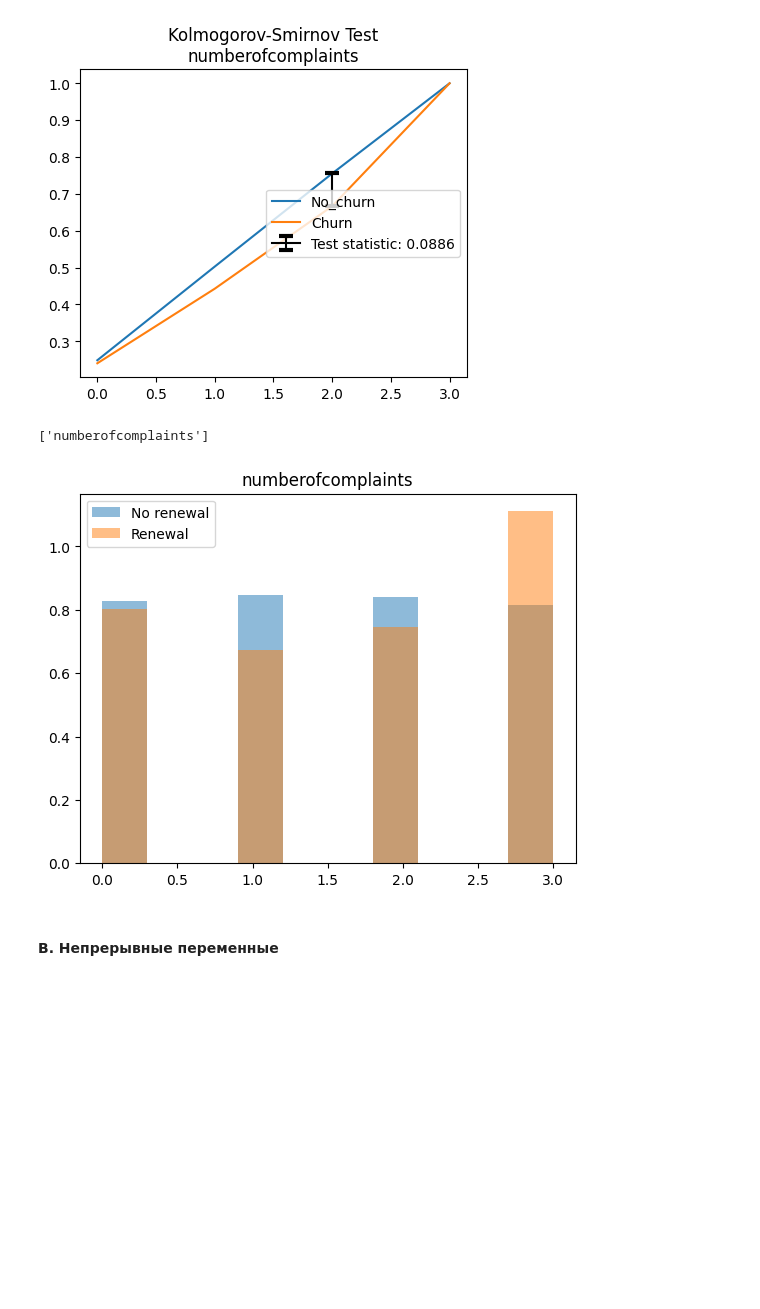
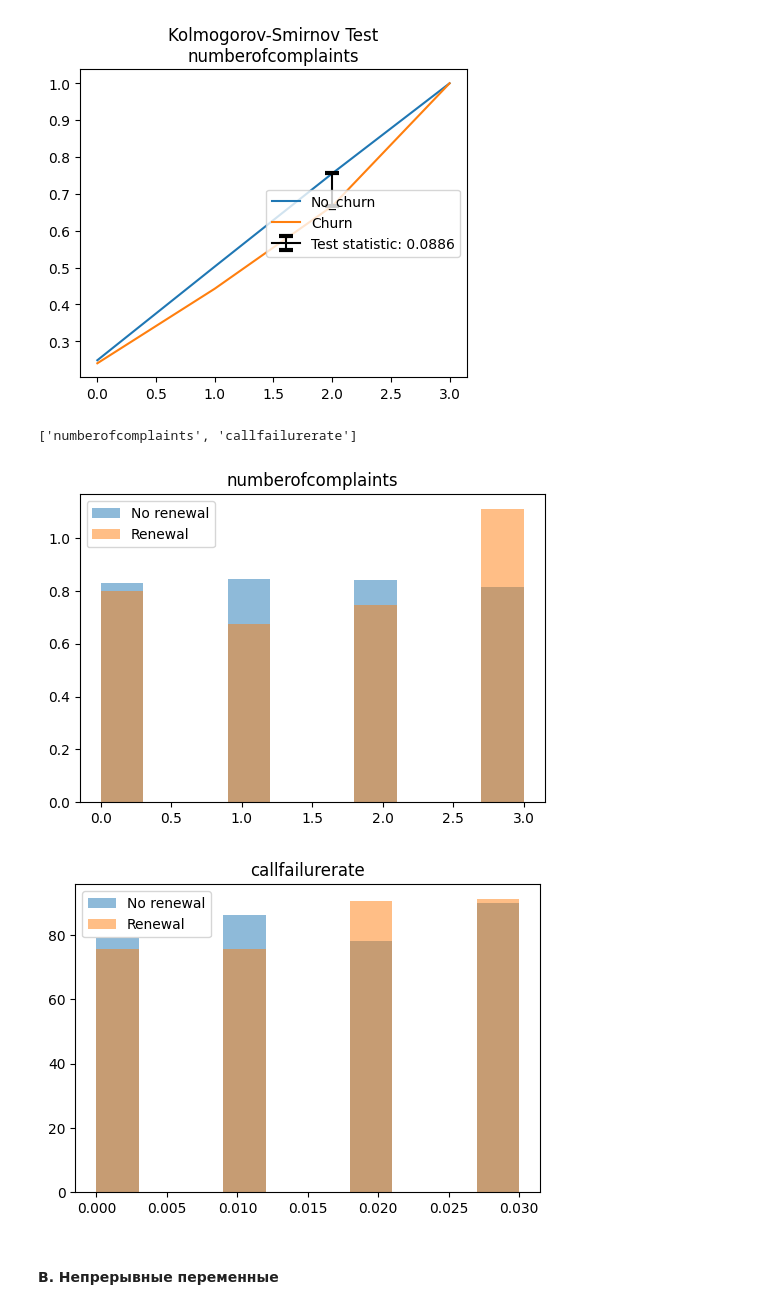
Before and after one commit to YaninaK/churn-prediction, a Jupyter notebook: notebooks/01_EDA.ipynb, the cells around one changed output. Drawn from its saved outputs; the diff is of its cells as text; code cells hidden in the pictures; blank space fills up the shorter version.

```diff
--- a/notebooks/01_EDA.ipynb
+++ b/notebooks/01_EDA.ipynb
@@ -862,6 +862,8 @@ no_info_3
 0    0.102759
 1    0.088141
 Name: churn, dtype: float64
+# %%
+selected_discrete = ['callfailurerate', 'numberofcomplaints']
 # %%
 selected_vars_Chi2_discrete = []
 for feature in discrete_variables:
@@ -911,21 +913,25 @@ numberofcomplaints
 Kolmogorov-Smirnov Test: statistic=0.0886, p-value=0.0003
 [figure]
 # %%
-selected_vars_discrete = list(set(selected_vars_KS_discrete + selected_vars_Chi2_discrete))
+selected_vars_discrete = list(
+    set(selected_discrete + selected_vars_KS_discrete + selected_vars_Chi2_discrete)
+)
 selected_vars_discrete
 # %% [output]
-['numberofcomplaints']
+['numberofcomplaints', 'callfailurerate']
 # %%
-feature = selected_vars_discrete[0]
-var_target_0 = train.loc[train[TARGET_NAME] == 0, feature]
-var_target_1 = train.loc[train[TARGET_NAME] == 1, feature]
+for feature in selected_vars_discrete:
+  plt.figure(figsize=(6, 4))
+  var_target_0 = train.loc[train[TARGET_NAME] == 0, feature]
+  var_target_1 = train.loc[train[TARGET_NAME] == 1, feature]
 
-plt.hist(var_target_0, density=True, alpha=0.5, label='No renewal')
-plt.hist(var_target_1, density=True, alpha=0.5, label='Renewal')
-plt.title(feature)
-plt.legend();
+  plt.hist(var_target_0, density=True, alpha=0.5, label='No renewal')
+  plt.hist(var_target_1, density=True, alpha=0.5, label='Renewal')
+  plt.title(feature)
+  plt.legend();
 # %% [output]
-[figure, old version]
+[figure, new version]
+[figure, added]
 # %% [markdown]
 #### B. Непрерывные переменные
 # %%
```
Also changed, not shown: parts of 16 cells of this notebook.
